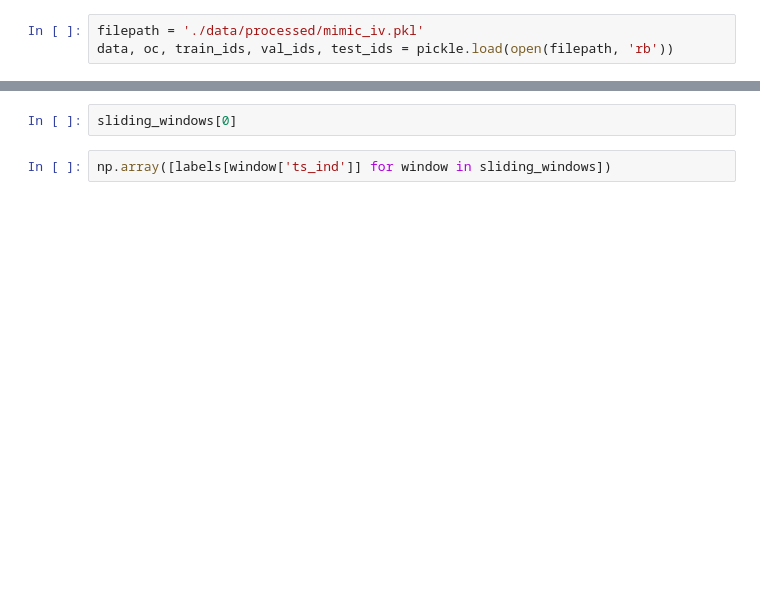
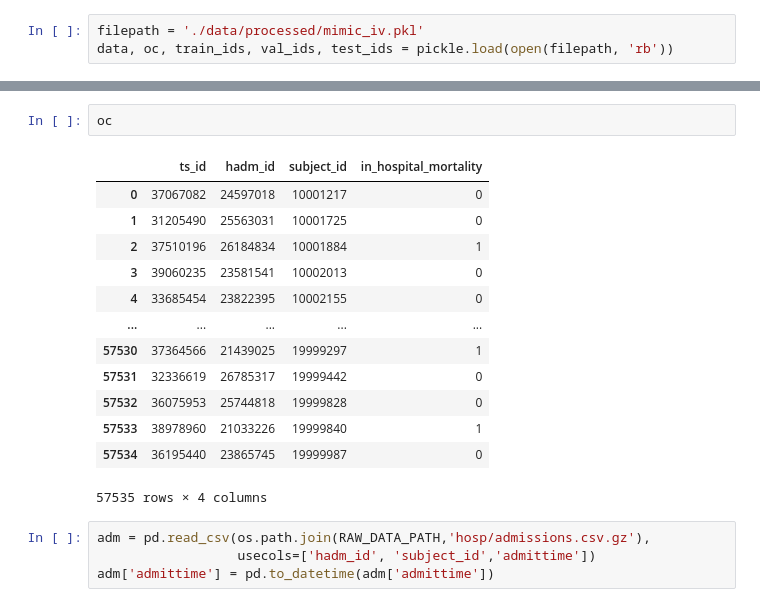
Before and after one commit to ujansen/MIMIC_IV-TimeSeries, a Jupyter notebook: preprocess_mimic_iv.ipynb, the cells around one changed output, grey strips where cells are left out. Drawn from its saved outputs; the diff is of its cells as text; blank space fills up the shorter version.

```diff
--- a/preprocess_mimic_iv.ipynb
+++ b/preprocess_mimic_iv.ipynb
@@ -1302,4 +1236,20 @@ KeyboardInterrupt:
-# %%
-sliding_windows[0]
-# %%
-np.array([labels[window['ts_ind']] for window in sliding_windows])
+# %%
+oc
+# %% [output]
+|  | ts_id | hadm_id | subject_id | in_hospital_mortality |
+| 0 | 37067082 | 24597018 | 10001217 | 0 |
+| 1 | 31205490 | 25563031 | 10001725 | 0 |
+| 2 | 37510196 | 26184834 | 10001884 | 1 |
+| 3 | 39060235 | 23581541 | 10002013 | 0 |
+| 4 | 33685454 | 23822395 | 10002155 | 0 |
+| ... | ... | ... | ... | ... |
+| 57530 | 37364566 | 21439025 | 19999297 | 1 |
+| 57531 | 32336619 | 26785317 | 19999442 | 0 |
+| 57532 | 36075953 | 25744818 | 19999828 | 0 |
+| 57533 | 38978960 | 21033226 | 19999840 | 1 |
+| 57534 | 36195440 | 23865745 | 19999987 | 0 |
+57535 rows × 4 columns
+# %%
+adm = pd.read_csv(os.path.join(RAW_DATA_PATH,'hosp/admissions.csv.gz'),
+                  usecols=['hadm_id', 'subject_id','admittime'])
+adm['admittime'] = pd.to_datetime(adm['admittime'])
```
Also changed, not shown: parts of 15 cells of this notebook, 11 other files.
